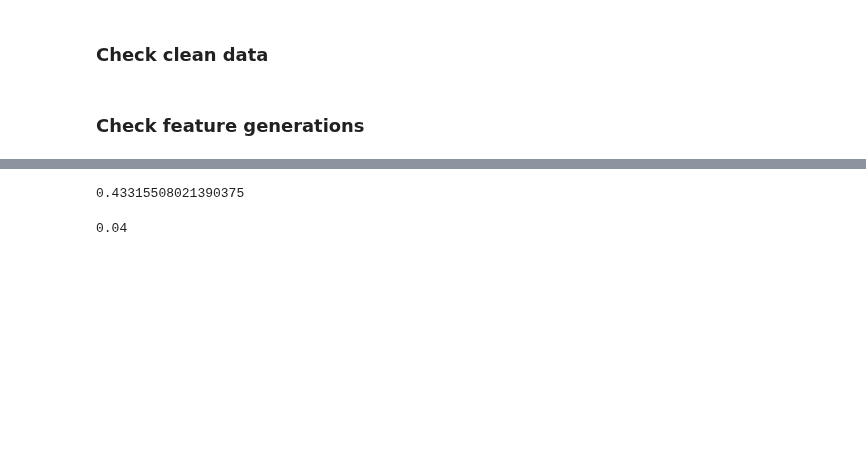
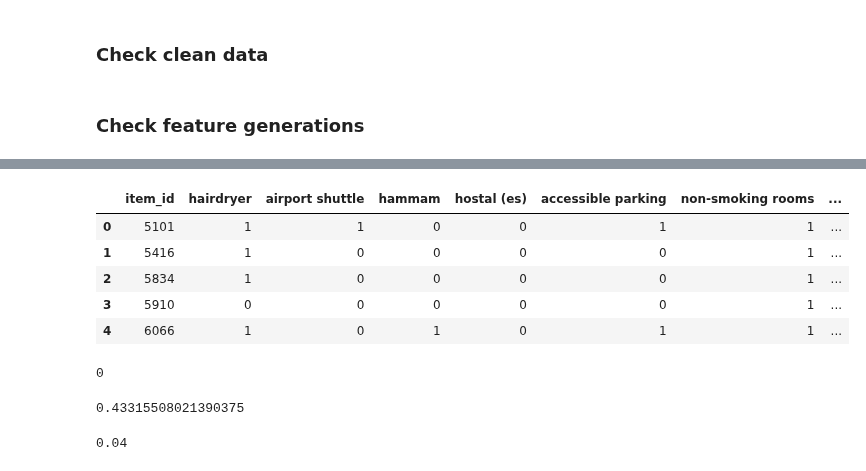
Before and after one commit to samshipengs/naps, a Jupyter notebook: eye_balling.ipynb, the cells around one changed output, grey strips where cells are left out. Drawn from its saved outputs; the diff is of its cells as text; code cells hidden in the pictures; blank space fills up the shorter version.

```diff
--- a/eye_balling.ipynb
+++ b/eye_balling.ipynb
@@ -140,3 +219,16 @@ meta_mapping[meta_mapping.item_id==110702]
+# %%
+meta_mapping.head()
+# %% [output]
+|  | item_id | hairdryer | airport shuttle | hammam | hostal (es) | accessible parking | non-smoking rooms | ... |
+| 0 | 5101 | 1 | 1 | 0 | 0 | 1 | 1 | ... |
+| 1 | 5416 | 1 | 0 | 0 | 0 | 0 | 1 | ... |
+| 2 | 5834 | 1 | 0 | 0 | 0 | 0 | 1 | ... |
+| 3 | 5910 | 0 | 0 | 0 | 0 | 0 | 1 | ... |
+| 4 | 6066 | 1 | 0 | 1 | 0 | 1 | 1 | ... |
+# %%
+(meta_mapping.loc[meta_mapping['good rating']==1, 'satisfactory rating']==0).sum()
+# %% [output]
+0
 # %%
 81/187
 # %% [output]
```
Also changed, not shown: parts of 12 cells of this notebook, 4 other files.
